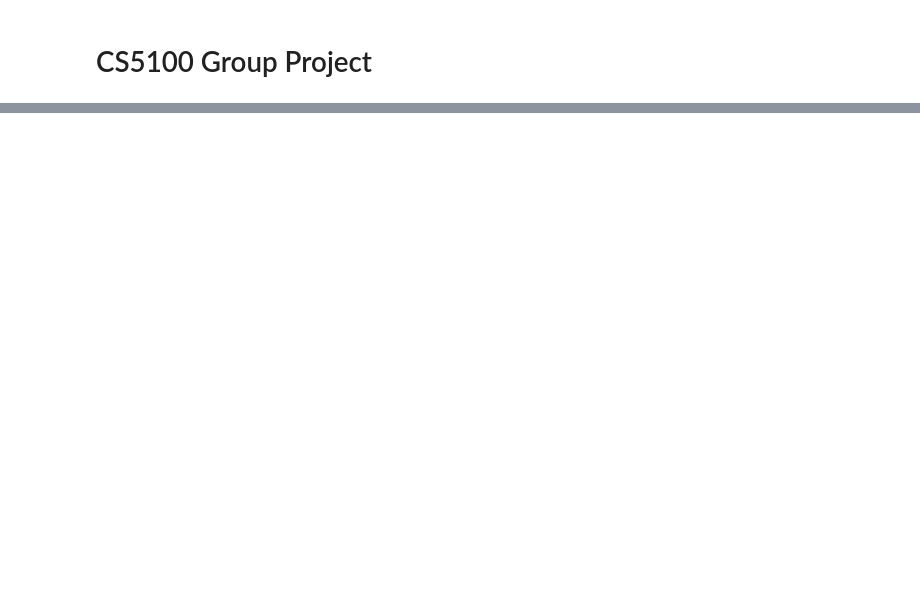
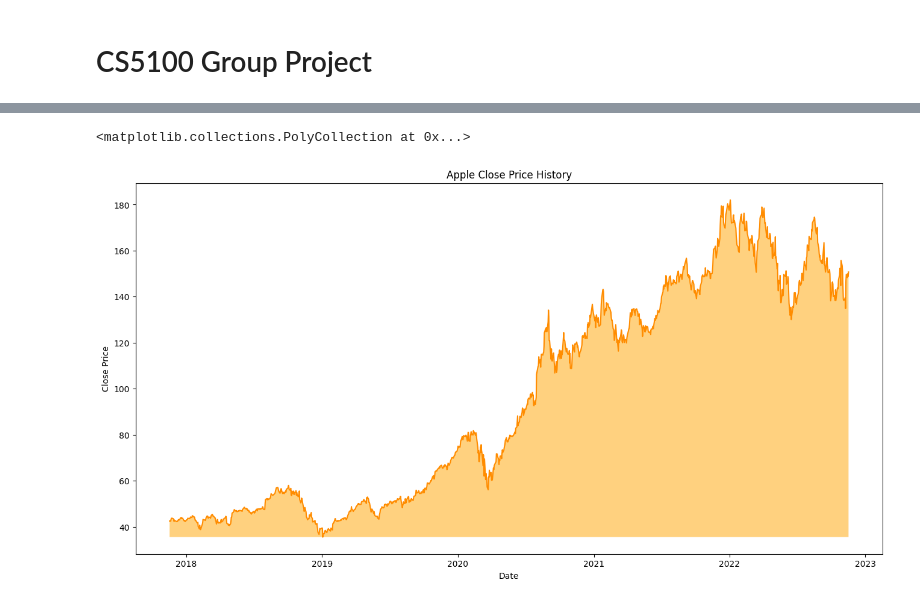
Before and after one commit to Shiyu95/CS5100-Project, a Jupyter notebook: CS5100 Project.ipynb, the cells around one changed output, grey strips where cells are left out. Cells and saved outputs as stored; diff of their text form; code cells hidden in the pictures; blank space fills up the shorter version.

```diff
--- a/CS5100 Project.ipynb
+++ b/CS5100 Project.ipynb
@@ -25,0 +29,4 @@ df.head()
+# %%
+#Read the dataset for AAPL
+df1=pd.read_csv("AAPL.csv")
+df1.head()
@@ -43,0 +91,16 @@ for i in range(0,len(data)):
+# %%
+#Analyze the Apple closing prices from dataframe
+df1["Date"]=pd.to_datetime(df1.Date,format="%Y-%m-%d")
+df1.index=df1['Date']
+Closemin = df1.Close.min()
+plt.figure(figsize=(16,8))
+plt.plot(df1["Close"],label='Apple Close Price History', color='darkorange')
+plt.xlabel('Date')
+plt.ylabel('Close Price')
+
+# displaying the title
+plt.title("Apple Close Price History")
+plt.fill_between(df1.index, Closemin, df1.Close, facecolor='orange', alpha = 0.5)
+# %% [output]
+<matplotlib.collections.PolyCollection at 0x...>
+[figure, added]
```
Also changed, not shown: parts of 34 cells of this notebook, 5 other files.
